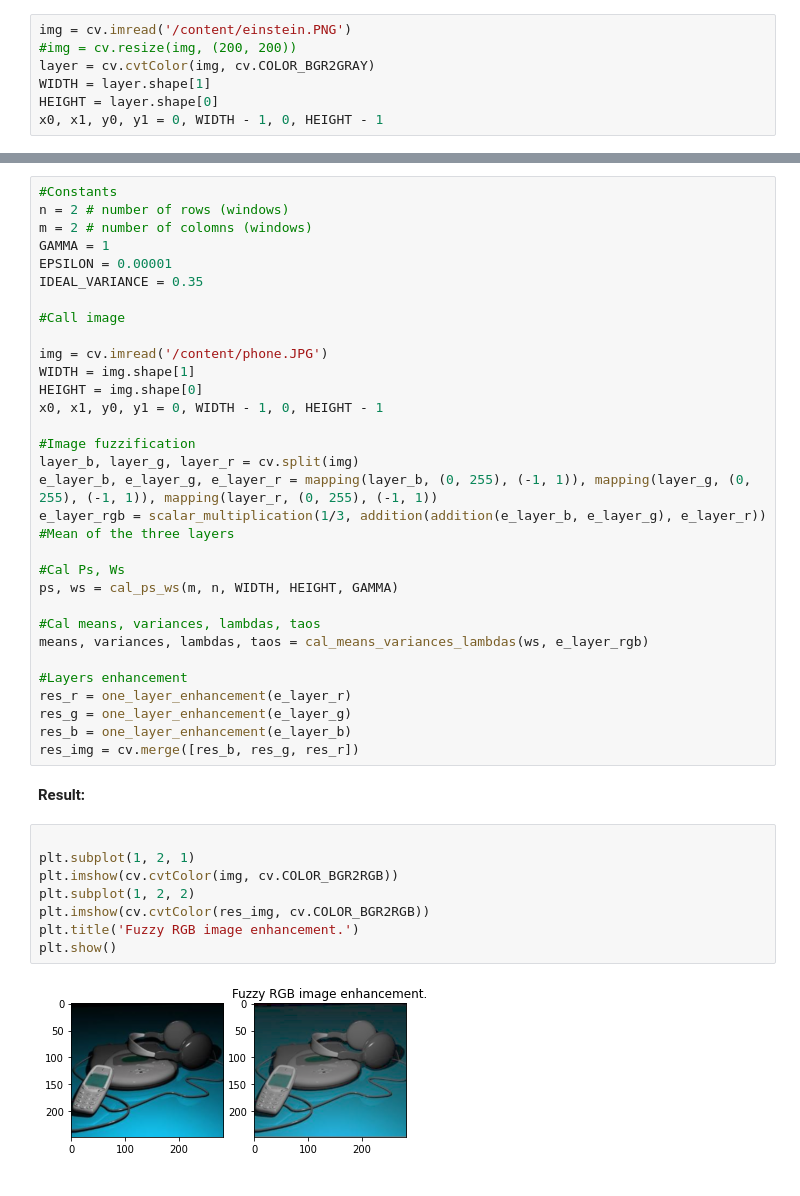
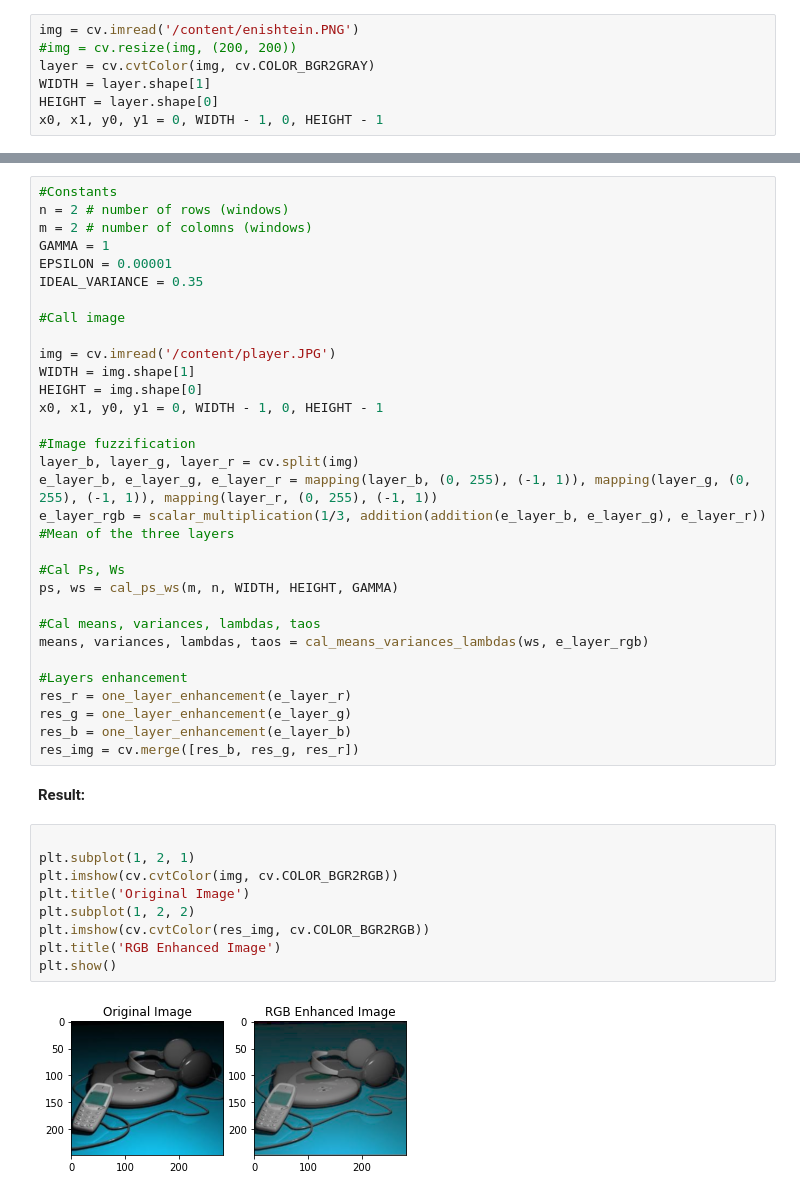
Before and after one commit to pankaj846/Fuzzy_Logic_Image_Enhancement, a Jupyter notebook: Fuzzy_Logic_Image_Enhancement.ipynb, the cells around one changed output, grey strips where cells are left out. Cells and saved outputs as stored; diff of their text form.

```diff
--- a/Fuzzy_Logic_Image_Enhancement.ipynb
+++ b/Fuzzy_Logic_Image_Enhancement.ipynb
@@ -20,7 +20,7 @@ IDEAL_VARIANCE = 0.35 #Big value >> Big variance >> Big lambda >> more contrast
 # %% [markdown]
 **Call Image:**
 # %%
-img = cv.imread('/content/einstein.PNG')
+img = cv.imread('/content/enishtein.PNG')
 #img = cv.resize(img, (200, 200))
 layer = cv.cvtColor(img, cv.COLOR_BGR2GRAY)
 WIDTH = layer.shape[1]
@@ -218,7 +219,7 @@ IDEAL_VARIANCE = 0.35
 
 #Call image
 
-img = cv.imread('/content/phone.JPG')
+img = cv.imread('/content/player.JPG')
 WIDTH = img.shape[1]
 HEIGHT = img.shape[0]
 x0, x1, y0, y1 = 0, WIDTH - 1, 0, HEIGHT - 1
@@ -244,10 +245,11 @@ res_img = cv.merge([res_b, res_g, res_r])
 # %%
 
 plt.subplot(1, 2, 1)
 plt.imshow(cv.cvtColor(img, cv.COLOR_BGR2RGB))
+plt.title('Original Image')
 plt.subplot(1, 2, 2)
 plt.imshow(cv.cvtColor(res_img, cv.COLOR_BGR2RGB))
-plt.title('Fuzzy RGB image enhancement.')
+plt.title('RGB Enhanced Image')
 plt.show()
 # %% [output]
-[figure, old version]
+[figure, new version]
```
Also changed, not shown: parts of 4 cells of this notebook.
